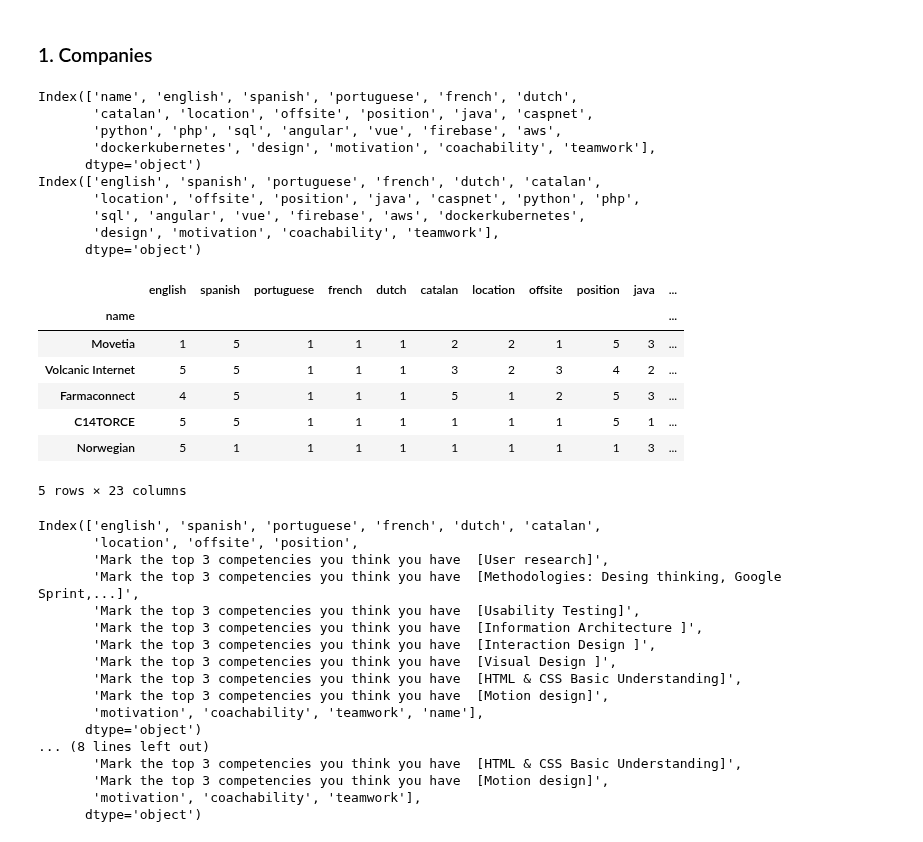
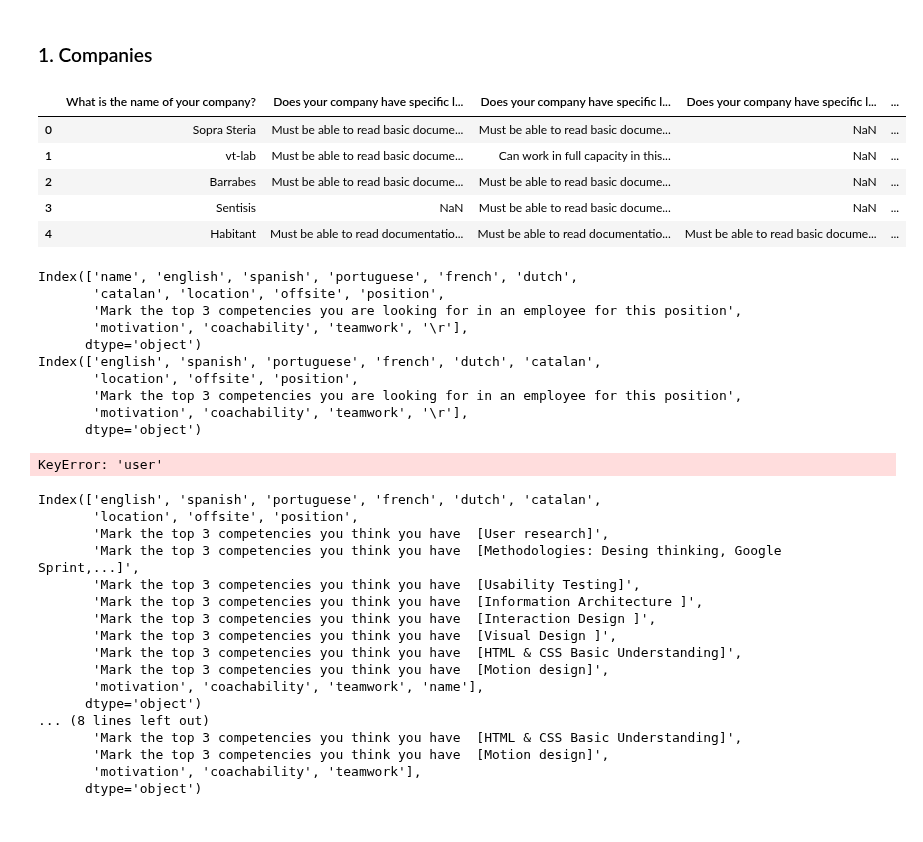
Before and after one commit to albertogcmr/hiring-week-IH-tinder-matching, a Jupyter notebook: matching-uxui.ipynb, the cells around one changed output. Drawn from its saved outputs; the diff is of its cells as text; code cells hidden in the pictures.

Commit message:
UXUI madrid no se puede hacer directamente el match por culpa de los excel con diferentes columnas

```diff
--- a/matching-uxui.ipynb
+++ b/matching-uxui.ipynb
@@ -50,22 +50,26 @@ DIC_COMPANIES = {
     'Regarding remote working, how many days a week could the employee work off site?': 'offsite',
     'On a scale from 1 to 10, how much time will the employee be spending working on back end and front end?': 'position',
 
-    # problema gordo, hay que hacer dummies
-    'Aside from the ones covered in our curriculum (MERN Stack), are there additional specific hard-skills you would value in an employee? [Java]': 'java',
-    'Aside from the ones covered in our curriculum (MERN Stack), are there additional specific hard-skills you would value in an employee? [C# / ASP.net]': 'caspnet',
-    'Aside from the ones covered in our curriculum (MERN Stack), are there additional specific hard-skills you would value in an employee? [Python]': 'python',
-    'Aside from the ones covered in our curriculum (MERN Stack), are there additional specific hard-skills you would value in an employee? [PHP]': 'php',
-    'Aside from the ones covered in our curriculum (MERN Stack), are there additional specific hard-skills you would value in an employee? [SQL]': 'sql',
-    'Aside from the ones covered in our curriculum (MERN Stack), are there additional specific hard-skills you would value in an employee? [Angular (Typescript generation)]': 'angular',
-    'Aside from the ones covered in our curriculum (MERN Stack), are there additional specific hard-skills you would value in an employee? [Vue]': 'vue',
-    'Aside from the ones covered in our curriculum (MERN Stack), are there additional specific hard-skills you would value in an employee? [Firebase]': 'firebase',
-    'Aside from the ones covered in our curriculum (MERN Stack), are there additional specific hard-skills you would value in an employee? [AWS]': 'aws',
-    'Aside from the ones covered in our curriculum (MERN Stack), are there additional specific hard-skills you would value in an employee? [Docker / Kubernetes]': 'dockerkubernetes',
-    'Aside from the ones covered in our curriculum (MERN Stack), are there additional specific hard-skills you would value in an employee? [Design Tools (Photoshop, Illustrator...)]': 'design',
+    # problema gordo, hay que hacer dummies ya que los excel no son similares
+    '''
+    hola sonia. Malas noticias.
+Para UX/UI no se puede hacer el matching en un momento ya que los excel de empresas y estudiantes no son compatibles directamente.
+Para que veas a lo que me refiero:
+
+- En UX COMPANIES en la columna K pide que se seleccionen 3 aptitudes y aparecen separadas esas 3 por comas como por ejemplo: User research, Usability Testing, Interaction design
+
+- En STUDENTS UX APR 2019 en la columna K, aunque el enunciado mencione 3 aptitudes, marca el nivel que tiene en cada una de la lista desde la columna K ([User research]) hasta la columna R ([Motion design])
+
+Se podría arreglar la compatibilidad pero no en una mañana. Hay que expandir la columna K de companies en tantas como de K a R.
+
+Siento decirte que no puedo hacer el match para UX/UI.
+'''
+
+
 
     'From this list, please rank these 3 soft skills in order of importance for this position [Motivation and ability to overcome problems: employee has a passionate, can-do attitude and proactively looks for solutions to every problem they encounter]': 'motivation',
     'From this list, please rank these 3 soft skills in order of importance for this position [Coachability: Employee is receptive and actively listens and acts on feedback received]': 'coachability',
-    'From this list, please rank these 3 soft skills in order of importance for this position [Teamwork: Employee is able to receive and provide value in a team environment]\r': 'teamwork' # El \r del final es para que sirva de terminador
+    'From this list, please rank these 3 soft skills in order of importance for this position [Teamwork: Employee is able to receive and provide value in a team environment]': 'teamwork' # El \r del final es para que sirva de terminador
     }
 
 LANGUAGES = ['english', 'spanish', 'portuguese', 'french', 'dutch', 'catalan']
@@ -148,7 +152,9 @@ def translate_hardskills(x):
 
 def translate_csv(path, dic):
     # open and setup columns
-    df = pd.read_csv(path, sep=',', index_col=0, lineterminator='\n')
+    # df = pd.read_csv(path, sep=',', index_col=0, lineterminator='\n') # para cuando esta timestamp
+    df = pd.read_csv(path, sep=',', lineterminator='\n')
+    display(df.head())
     df.rename(index=str, columns=dic, inplace=True)
     print(df.columns)
     df.index = df.name
@@ -177,38 +183,37 @@ def translate_csv(path, dic):
 # %%
 # COMPANIES_ENCUESTAS_CSV = './encuestas/Web - Ironhack Matchmaking Company Form (Responses) - Form Responses 1.csv'
 
 # BNC web-day1
 # COMPANIES_ENCUESTAS_CSV = './encuestas/Web - Ironhack Matchmaking Company Form (Responses) - 11APRWEB.csv'
 
 # BNC web-day2
-COMPANIES_ENCUESTAS_CSV = './encuestas/Web - Ironhack Matchmaking Company Form (Responses) - 12APRWEB.csv'
+COMPANIES_ENCUESTAS_CSV = './encuestas/HIRING FAIR APR 2019 MATCHMAKING - UX COMPANIES .csv'
 
 companies_enc = translate_csv(path=COMPANIES_ENCUESTAS_CSV, dic=DIC_COMPANIES)
 display(companies_enc.head(5))
 # display(companies_enc.dtypes)
 COMPANIES_CLEAN_CSV = './encuestas/companies.csv'
 companies_enc.to_csv(COMPANIES_CLEAN_CSV, index=True)
 
 # companies_enc.columns
 # %% [output]
+|  | What is the name of your company? | Does your company have specific l... | Does your company have specific l... | Does your company have specific l... | ... |
+| 0 | Sopra Steria | Must be able to read basic docume... | Must be able to read basic docume... | NaN | ... |
+| 1 | vt-lab | Must be able to read basic docume... | Can work in full capacity in this... | NaN | ... |
+| 2 | Barrabes | Must be able to read basic docume... | Must be able to read basic docume... | NaN | ... |
+| 3 | Sentisis | NaN | Must be able to read basic docume... | NaN | ... |
+| 4 | Habitant | Must be able to read documentatio... | Must be able to read documentatio... | Must be able to read basic docume... | ... |
 Index(['name', 'english', 'spanish', 'portuguese', 'french', 'dutch',
-       'catalan', 'location', 'offsite', 'position', 'java', 'caspnet',
-       'python', 'php', 'sql', 'angular', 'vue', 'firebase', 'aws',
-       'dockerkubernetes', 'design', 'motivation', 'coachability', 'teamwork'],
+       'catalan', 'location', 'offsite', 'position',
+       'Mark the top 3 competencies you are looking for in an employee for this position',
+       'motivation', 'coachability', 'teamwork', '\r'],
       dtype='object')
 Index(['english', 'spanish', 'portuguese', 'french', 'dutch', 'catalan',
-       'location', 'offsite', 'position', 'java', 'caspnet', 'python', 'php',
-       'sql', 'angular', 'vue', 'firebase', 'aws', 'dockerkubernetes',
-       'design', 'motivation', 'coachability', 'teamwork'],
+       'location', 'offsite', 'position',
+       'Mark the top 3 competencies you are looking for in an employee for this position',
+       'motivation', 'coachability', 'teamwork', '\r'],
       dtype='object')
-|  | english | spanish | portuguese | french | dutch | catalan | location | offsite | position | java | ... |
-| name |  |  |  |  |  |  |  |  |  |  | ... |
-| Movetia | 1 | 5 | 1 | 1 | 1 | 2 | 2 | 1 | 5 | 3 | ... |
-| Volcanic Internet | 5 | 5 | 1 | 1 | 1 | 3 | 2 | 3 | 4 | 2 | ... |
-| Farmaconnect | 4 | 5 | 1 | 1 | 1 | 5 | 1 | 2 | 5 | 3 | ... |
-| C14TORCE | 5 | 5 | 1 | 1 | 1 | 1 | 1 | 1 | 5 | 1 | ... |
-| Norwegian | 5 | 1 | 1 | 1 | 1 | 1 | 1 | 1 | 1 | 3 | ... |
-5 rows × 23 columns
+KeyError: 'user'
 # %%
 # list(companies_enc.loc['Company ALL MAX']), list(companies_enc.loc['Company ALL MIN'])
 # %%
```
Also changed, not shown: parts of 1 cell of this notebook, 13 other files.
